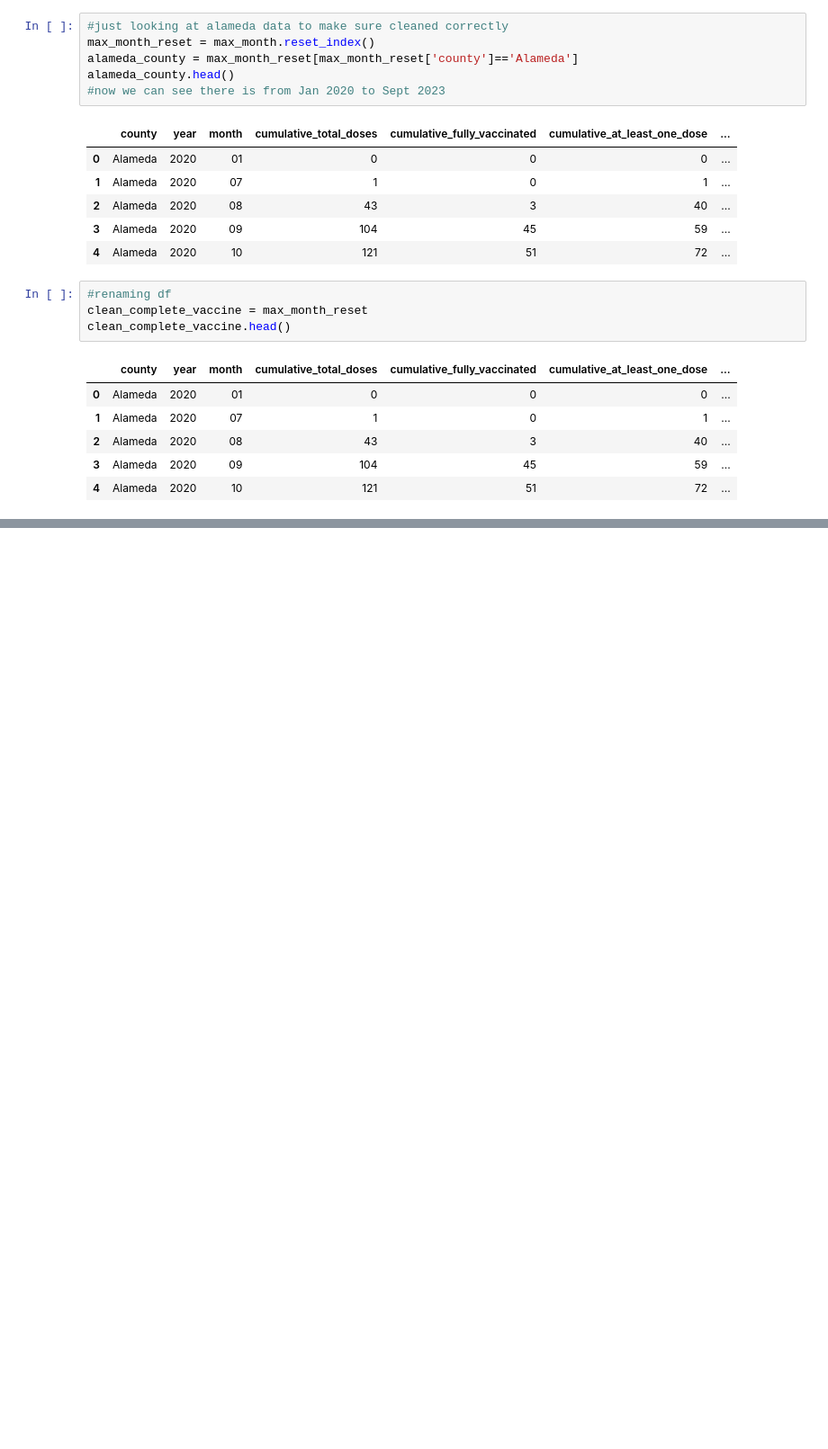
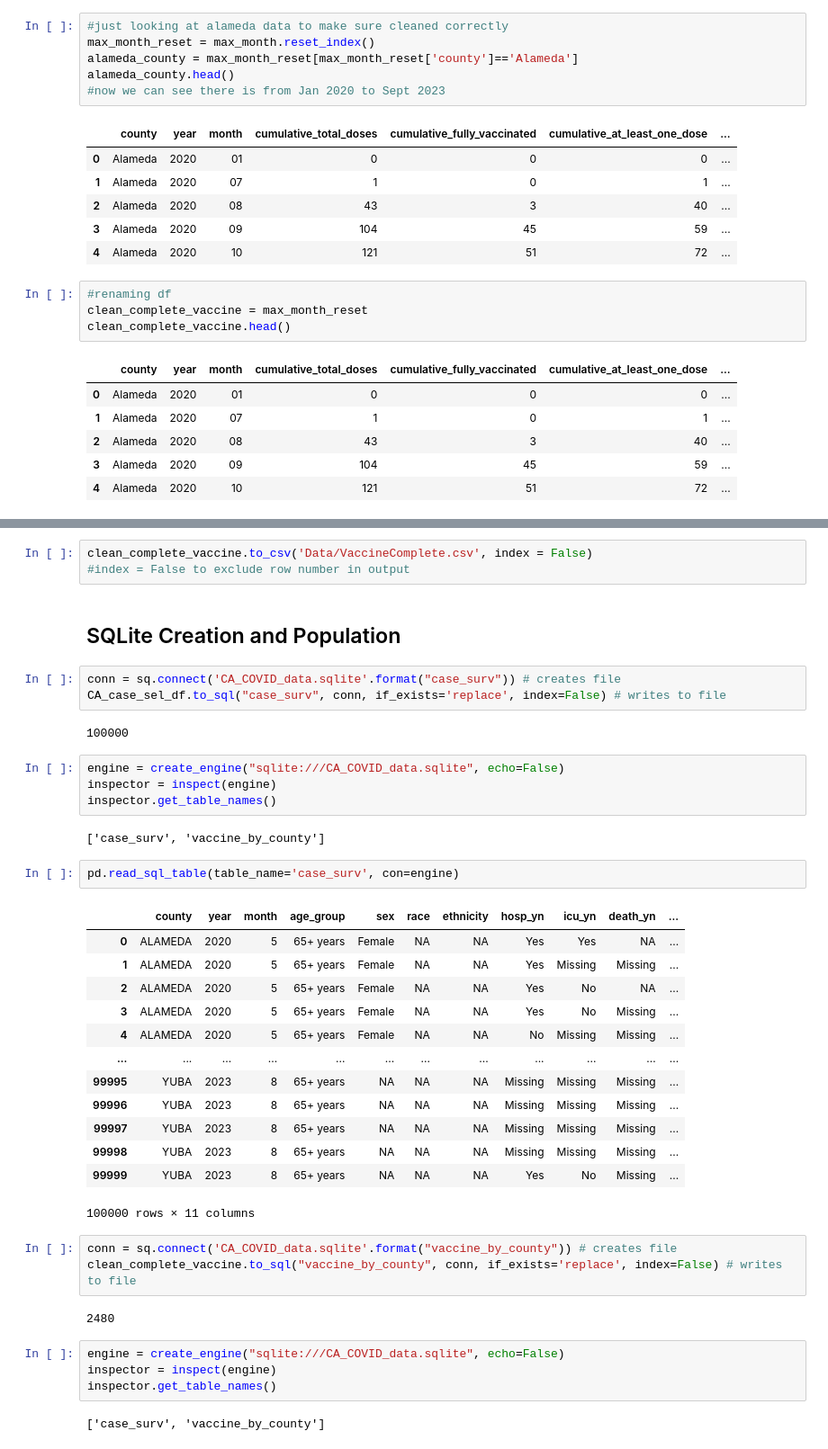
Before and after one commit to Nicole-Ham/Project-3-Covid, a Jupyter notebook: Data_Cleaning.ipynb, the cells around one changed output, grey strips where cells are left out. Shown: that part at 90% size. Drawn from its saved outputs; the diff is of its cells as text; blank space fills up the shorter version.

```diff
--- a/Data_Cleaning.ipynb
+++ b/Data_Cleaning.ipynb
@@ -345,0 +358,43 @@ clean_complete_vaccine.to_csv('Data/VaccineComplete.csv', index = False)
+# %%
+clean_complete_vaccine.to_csv('Data/VaccineComplete.csv', index = False)
+#index = False to exclude row number in output
+# %% [markdown]
+## SQLite Creation and Population
+# %%
+conn = sq.connect('CA_COVID_data.sqlite'.format("case_surv")) # creates file
+CA_case_sel_df.to_sql("case_surv", conn, if_exists='replace', index=False) # writes to file
+# %% [output]
+100000
+# %%
+engine = create_engine("sqlite:///CA_COVID_data.sqlite", echo=False)
+inspector = inspect(engine)
+inspector.get_table_names()
+# %% [output]
+['case_surv', 'vaccine_by_county']
+# %%
+pd.read_sql_table(table_name='case_surv', con=engine)
+# %% [output]
+|  | county | year | month | age_group | sex | race | ethnicity | hosp_yn | icu_yn | death_yn | ... |
+| 0 | ALAMEDA | 2020 | 5 | 65+ years | Female | NA | NA | Yes | Yes | NA | ... |
+| 1 | ALAMEDA | 2020 | 5 | 65+ years | Female | NA | NA | Yes | Missing | Missing | ... |
+| 2 | ALAMEDA | 2020 | 5 | 65+ years | Female | NA | NA | Yes | No | NA | ... |
+| 3 | ALAMEDA | 2020 | 5 | 65+ years | Female | NA | NA | Yes | No | Missing | ... |
+| 4 | ALAMEDA | 2020 | 5 | 65+ years | Female | NA | NA | No | Missing | Missing | ... |
+| ... | ... | ... | ... | ... | ... | ... | ... | ... | ... | ... | ... |
+| 99995 | YUBA | 2023 | 8 | 65+ years | NA | NA | NA | Missing | Missing | Missing | ... |
+| 99996 | YUBA | 2023 | 8 | 65+ years | NA | NA | NA | Missing | Missing | Missing | ... |
+| 99997 | YUBA | 2023 | 8 | 65+ years | NA | NA | NA | Missing | Missing | Missing | ... |
+| 99998 | YUBA | 2023 | 8 | 65+ years | NA | NA | NA | Missing | Missing | Missing | ... |
+| 99999 | YUBA | 2023 | 8 | 65+ years | NA | NA | NA | Yes | No | Missing | ... |
+100000 rows × 11 columns
+# %%
+conn = sq.connect('CA_COVID_data.sqlite'.format("vaccine_by_county")) # creates file
+clean_complete_vaccine.to_sql("vaccine_by_county", conn, if_exists='replace', index=False) # writes to file
+# %% [output]
+2480
+# %%
+engine = create_engine("sqlite:///CA_COVID_data.sqlite", echo=False)
+inspector = inspect(engine)
+inspector.get_table_names()
+# %% [output]
+['case_surv', 'vaccine_by_county']
```
Also changed, not shown: parts of 27 cells of this notebook, 4 other files.
